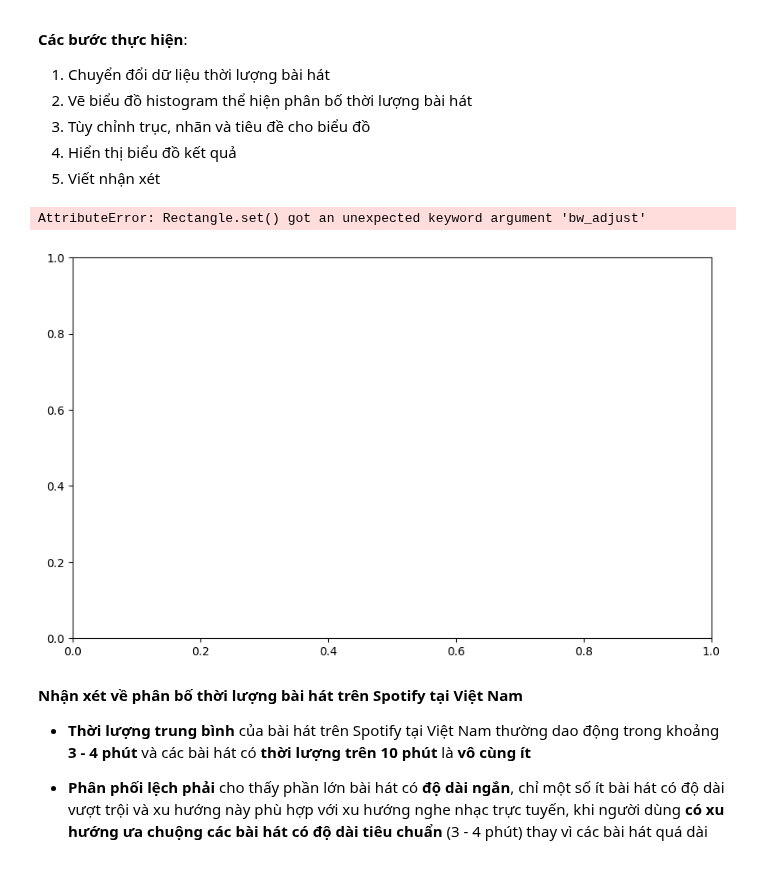
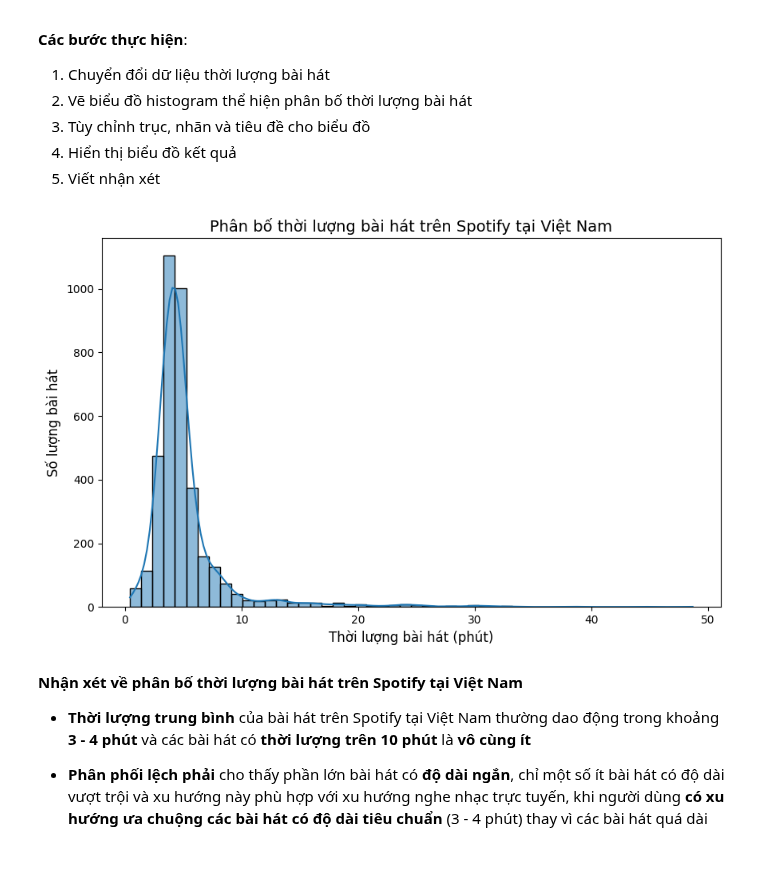
Before and after one commit to 0Nguyen0Cong0Tuan0/Data-Visualization, a Jupyter notebook: Lab1/main.ipynb, the cells around one changed output. Cells and saved outputs as stored; diff of their text form; code cells hidden in the pictures.

```diff
--- a/Lab1/main.ipynb
+++ b/Lab1/main.ipynb
@@ -699,17 +701,16 @@ plt.show()
 tracks['duration_min'] = tracks['duration_ms'] / 60000
 # %%
 plt.figure(figsize=(10, 6))
-sns.histplot(tracks['duration_min'], bins=50, kde=True, color='green', lw=5)
+sns.histplot(tracks['duration_min'], bins=50, kde=True)
 
 plt.title("Phân bố thời lượng bài hát trên Spotify tại Việt Nam", fontsize=14)
 plt.xlabel("Thời lượng bài hát (phút)", fontsize=12)
 plt.ylabel("Số lượng bài hát", fontsize=12)
 
 plt.savefig("song-time-distribution.svg", format="svg", dpi=300)
 plt.show()
 # %% [output]
-AttributeError: Rectangle.set() got an unexpected keyword argument 'bw_adjust'
-[figure, old version]
+[figure, new version]
 # %% [markdown]
 **Nhận xét về phân bố thời lượng bài hát trên Spotify tại Việt Nam**
 
```
Also changed, not shown: parts of 15 cells of this notebook, 7 other files.
